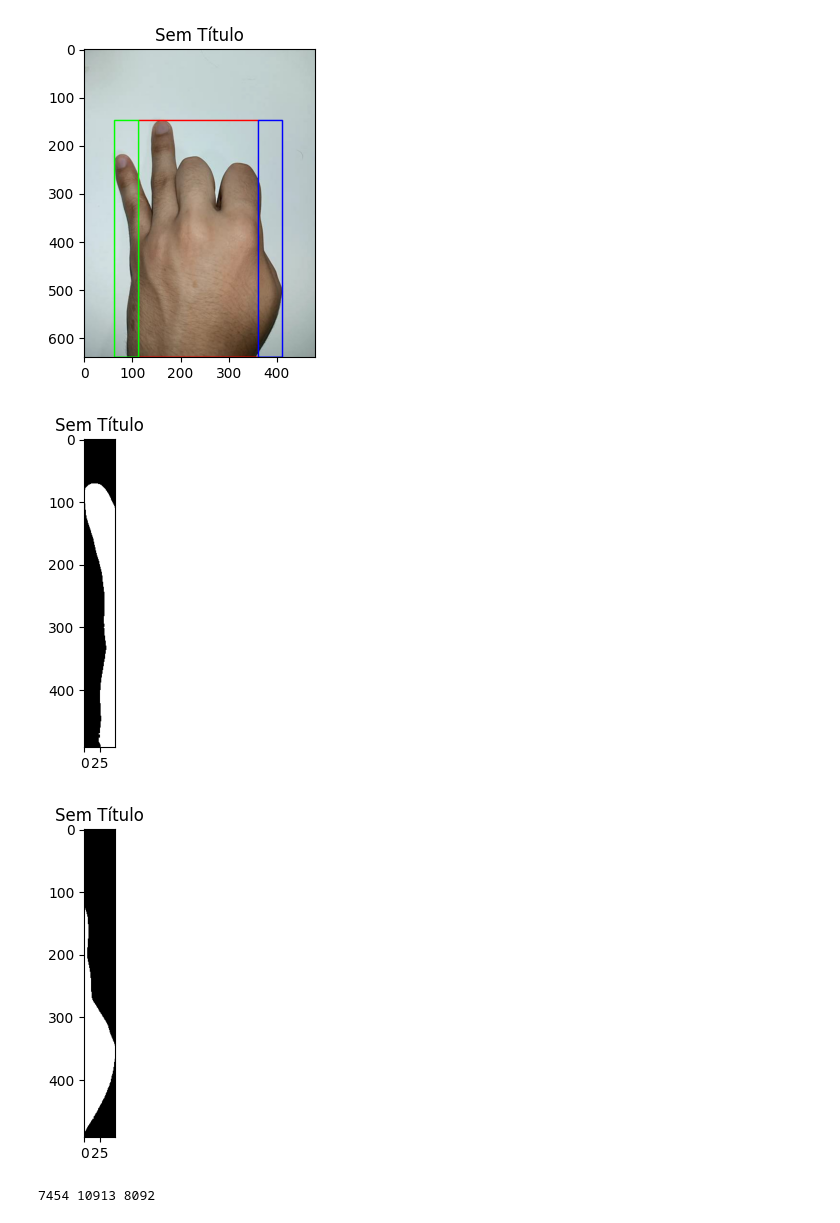
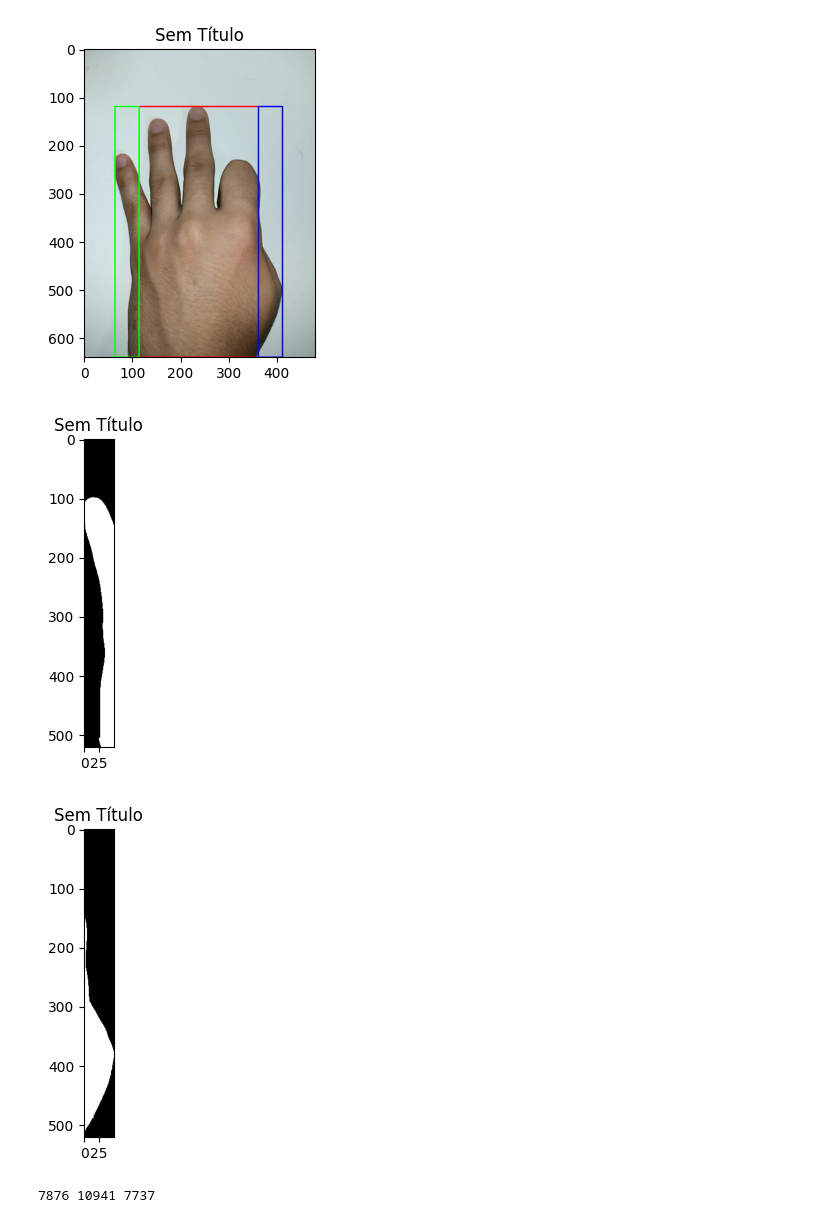
Before and after one commit to ArthurNeves0512/Hand-Gesture-Recognition, a Jupyter notebook: main.ipynb, the cells around one changed output. Drawn from its saved outputs; the diff is of its cells as text; code cells hidden in the pictures.

```diff
--- a/main.ipynb
+++ b/main.ipynb
@@ -84,7 +84,7 @@ def findContours(image, source_image):
 
     return (source_image, src_img, image, bounding_box)
 # %%
-file_path = "image_tests/image5.jpeg"
+file_path = "image_tests/image6.jpeg"
 base_image = cv2.imread(file_path, -1)
 base_image = cv2.cvtColor(base_image, cv2.COLOR_BGR2RGB)
 
@@ -121,35 +121,38 @@ show_image(image_with_bouding_box)
 # %%
 def thumbDetector(processed_image, source_image, bounding_box, detection_area: int=30):
     has_thumb = False
     src_img = source_image.copy()
     binary_image = processed_image.copy()
     x,y,w,h = bounding_box
     green = (0, 255, 0)
     blue = (0, 0, 255)
     image_with_box = cv2.rectangle(src_img, (x,y), (x+detection_area,y+h), green, 2)
     image_with_box = cv2.rectangle(image_with_box, (x+w-detection_area,y), (x+w,y+h), blue, 2)
     show_image(image_with_box)
 
     binary_image_left_section = binary_image[y: y+h, x: x+detection_area]
     binary_image_right_section = binary_image[y : y+h, x+w-detection_area : x+w]
     binary_left_sum = int(binary_image_left_section.sum())//255
     binary_right_sum = int(binary_image_right_section.sum())//255
     binary_7percent_sum = int(binary_image.sum()//255*0.07)
     show_image(binary_image_left_section)
     show_image(binary_image_right_section)
     print(binary_7percent_sum, binary_left_sum, binary_right_sum)
 
 
+    thumb_left = False
     if (binary_left_sum < binary_7percent_sum or binary_right_sum < binary_7percent_sum) and (binary_left_sum > binary_7percent_sum or binary_right_sum > binary_7percent_sum):
         has_thumb = True
+        if binary_left_sum < binary_7percent_sum:
+            thumb_left = True
 
-    return has_thumb
+    return has_thumb, thumb_left
 
 has_thumb = thumbDetector(processed_image, image_with_bouding_box, bounding_box, detection_area=50)
 show_image(processed_image)
 has_thumb
 # %% [output]
-[figure, old version]
+[figure, new version]
-[figure, old version]
+[figure, new version]
-[figure, old version]
+[figure, new version]
-7454 10913 8092
+7876 10941 7737
```
Also changed, not shown: parts of 6 cells of this notebook.
